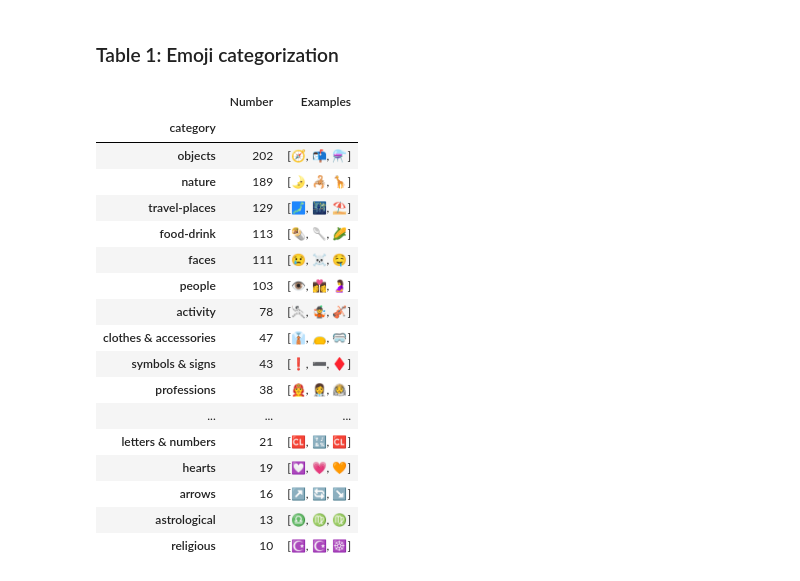
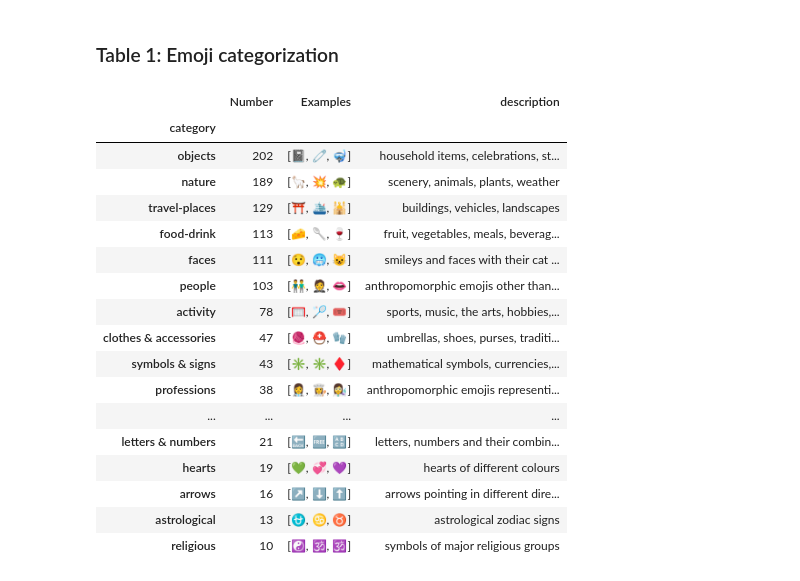
Before and after one commit to epfl-ada/emoji-ambiguity, a Jupyter notebook: notebooks/final_notebook.ipynb, the cells around one changed output. Drawn from its saved outputs; the diff is of its cells as text; code cells hidden in the pictures.

Commit message:
add emoji categories descriptions

```diff
--- a/notebooks/final_notebook.ipynb
+++ b/notebooks/final_notebook.ipynb
@@ -201,7 +201,7 @@ categories_descriptions = pd.DataFrame([
 ["professions", "anthropomorphic emojis representing professions such as doctor and lawyer"],
 ["geometrical", "shapes of different sizes and colors such as large blue circle and orange diamond"],
 ["hands & gestures",  "gestures or activities done with hands such as folded hands and writing hands"],
-["Japanese symbols & objects" , "emojis originating in Japanese culture"],
+["Japanese symbols and objects" , "emojis originating in Japanese culture"],
 ["buttons & mobile", "buttons used in mobile phones"],
 ["public information symbols", "danger warning, priority prohibitive, facilities, or service signs"],
 ["letters & numbers", "letters, numbers and their combinations"],
@@ -216,23 +216,24 @@ df1 = variations.groupby("category").emoji.count().sort_values(ascending=False)\
 df2 = variations.groupby("category").emoji.apply(list).apply(lambda x: random.choices(x, k=3))\
             .to_frame().rename({"emoji": "Examples"}, axis=1)
 # %%
-df1.join(df2).join(categories_descriptions)
+with pd.option_context('display.max_colwidth', None):
+    display(df1.join(df2).join(categories_descriptions))
 # %% [output]
-|  | Number | Examples |
-| category |  |  |
-| objects | 202 | [🧭, 📬, ⚗️] |
-| nature | 189 | [🌛, 🦂, 🦒] |
-| travel-places | 129 | [🗾, 🌃, ⛱️] |
-| food-drink | 113 | [🌯, 🥄, 🌽] |
-| faces | 111 | [😢, ☠️, 🤤] |
-| people | 103 | [👁️, 👩‍❤️‍💋‍👩, 🤰] |
-| activity | 78 | [🤺, 🤹, 🎻] |
-| clothes & accessories | 47 | [👔, 👝, 🥽] |
-| symbols & signs | 43 | [❗, ➖, ♦️] |
-| professions | 38 | [👨‍🚒, 👩‍⚕️, 👨‍🚀] |
-| ... | ... | ... |
-| letters & numbers | 21 | [🆑, 🔣, 🆑] |
-| hearts | 19 | [💟, 💗, 🧡] |
-| arrows | 16 | [↗️, 🔄, ↘️] |
-| astrological | 13 | [♎, ♍, ♍] |
-| religious | 10 | [☪️, ☪️, ☸️] |
+|  | Number | Examples | description |
+| category |  |  |  |
+| objects | 202 | [📓, 🧷, 🤿] | household items, celebrations, st... |
+| nature | 189 | [🦙, 💥, 🐢] | scenery, animals, plants, weather |
+| travel-places | 129 | [⛩️, 🛳️, 🕌] | buildings, vehicles, landscapes |
+| food-drink | 113 | [🧀, 🥄, 🍷] | fruit, vegetables, meals, beverag... |
+| faces | 111 | [😯, 🥶, 😺] | smileys and faces with their cat ... |
+| people | 103 | [👬, 🤵, 👄] | anthropomorphic emojis other than... |
+| activity | 78 | [🥅, 🏸, 🎟️] | sports, music, the arts, hobbies,... |
+| clothes & accessories | 47 | [🧶, ⛑️, 🧤] | umbrellas, shoes, purses, traditi... |
+| symbols & signs | 43 | [✳️, ✳️, ♦️] | mathematical symbols, currencies,... |
+| professions | 38 | [👩‍⚕️, 👩‍🍳, 👩‍🔬] | anthropomorphic emojis representi... |
+| ... | ... | ... | ... |
+| letters & numbers | 21 | [🔙, 🆓, 🔠] | letters, numbers and their combin... |
+| hearts | 19 | [💚, 💞, 💜] | hearts of different colours |
+| arrows | 16 | [↗️, ⬇️, ⬆️] | arrows pointing in different dire... |
+| astrological | 13 | [⛎, ♋, ♉] | astrological zodiac signs |
+| religious | 10 | [☯️, 🕉️, 🕉️] | symbols of major religious groups |
```
Also changed, not shown: 1 other file.
